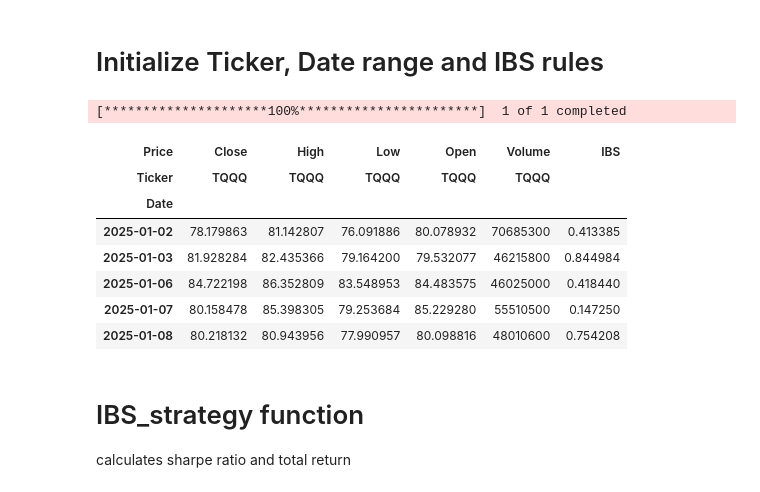
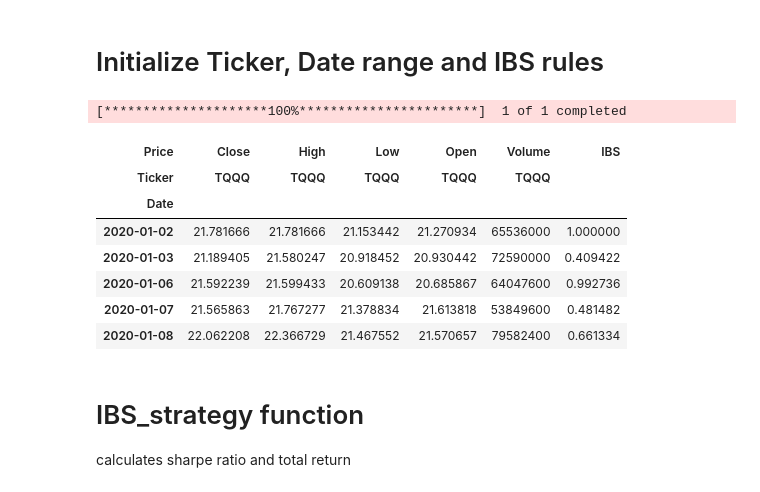
Before and after one commit to CazSyd/IBS-Strategy, a Jupyter notebook: IBS_strategy.ipynb, the cells around one changed output. Saved outputs shown, nothing was run; the diff lists cells and outputs as text; code cells hidden in the pictures.

```diff
--- a/IBS_strategy.ipynb
+++ b/IBS_strategy.ipynb
@@ -17,32 +17,32 @@ from IPython.display import display
 # %%
 def import_data(ticker, start_date, end_date):
     data = yf.download(ticker, start=start_date, end=end_date)
     data = pd.DataFrame(data)
     data["IBS"] = (data["Close"] - data["Low"]) / (data["High"] - data["Low"]) # Compute IBS
     return data
 
 # set ticker, testing timeframe here
 ticker = "TQQQ"
-start_date = "2025-01-01"
+start_date = "2020-01-01"
 end_date = "2025-12-31"
 
 data = import_data(ticker, start_date, end_date)
 
 # Strategy rules
 entry_threshold = 0.19
 exit_threshold = 0.95
 
 display(data.head())
 # %% [output]
 [*********************100%***********************]  1 of 1 completed
 | Price | Close | High | Low | Open | Volume | IBS |
 | Ticker | TQQQ | TQQQ | TQQQ | TQQQ | TQQQ |  |
 | Date |  |  |  |  |  |  |
-| 2025-01-02 | 78.179863 | 81.142807 | 76.091886 | 80.078932 | 70685300 | 0.413385 |
-| 2025-01-03 | 81.928284 | 82.435366 | 79.164200 | 79.532077 | 46215800 | 0.844984 |
-| 2025-01-06 | 84.722198 | 86.352809 | 83.548953 | 84.483575 | 46025000 | 0.418440 |
-| 2025-01-07 | 80.158478 | 85.398305 | 79.253684 | 85.229280 | 55510500 | 0.147250 |
-| 2025-01-08 | 80.218132 | 80.943956 | 77.990957 | 80.098816 | 48010600 | 0.754208 |
+| 2020-01-02 | 21.781666 | 21.781666 | 21.153442 | 21.270934 | 65536000 | 1.000000 |
+| 2020-01-03 | 21.189405 | 21.580247 | 20.918452 | 20.930442 | 72590000 | 0.409422 |
+| 2020-01-06 | 21.592239 | 21.599433 | 20.609138 | 20.685867 | 64047600 | 0.992736 |
+| 2020-01-07 | 21.565863 | 21.767277 | 21.378834 | 21.613818 | 53849600 | 0.481482 |
+| 2020-01-08 | 22.062208 | 22.366729 | 21.467552 | 21.570657 | 79582400 | 0.661334 |
 # %% [markdown]
 # IBS_strategy function
 calculates sharpe ratio and total return
```
Also changed, not shown: parts of 4 cells of this notebook.
